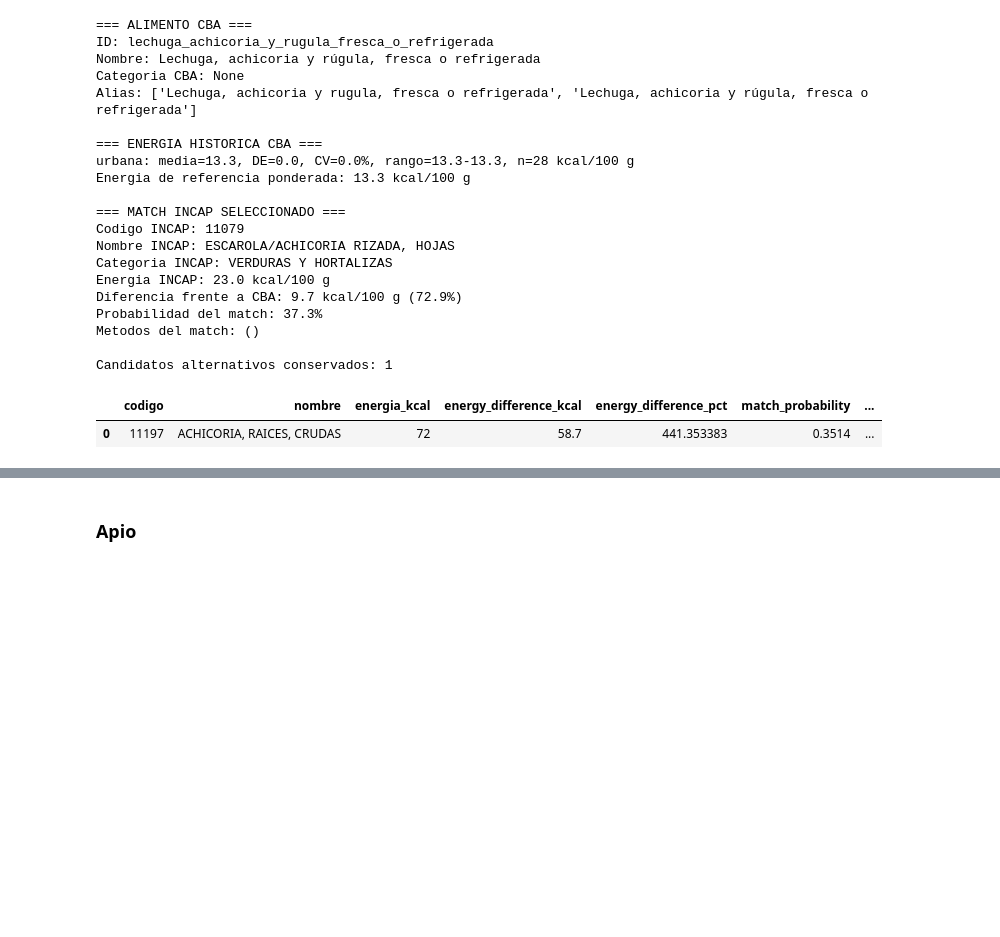
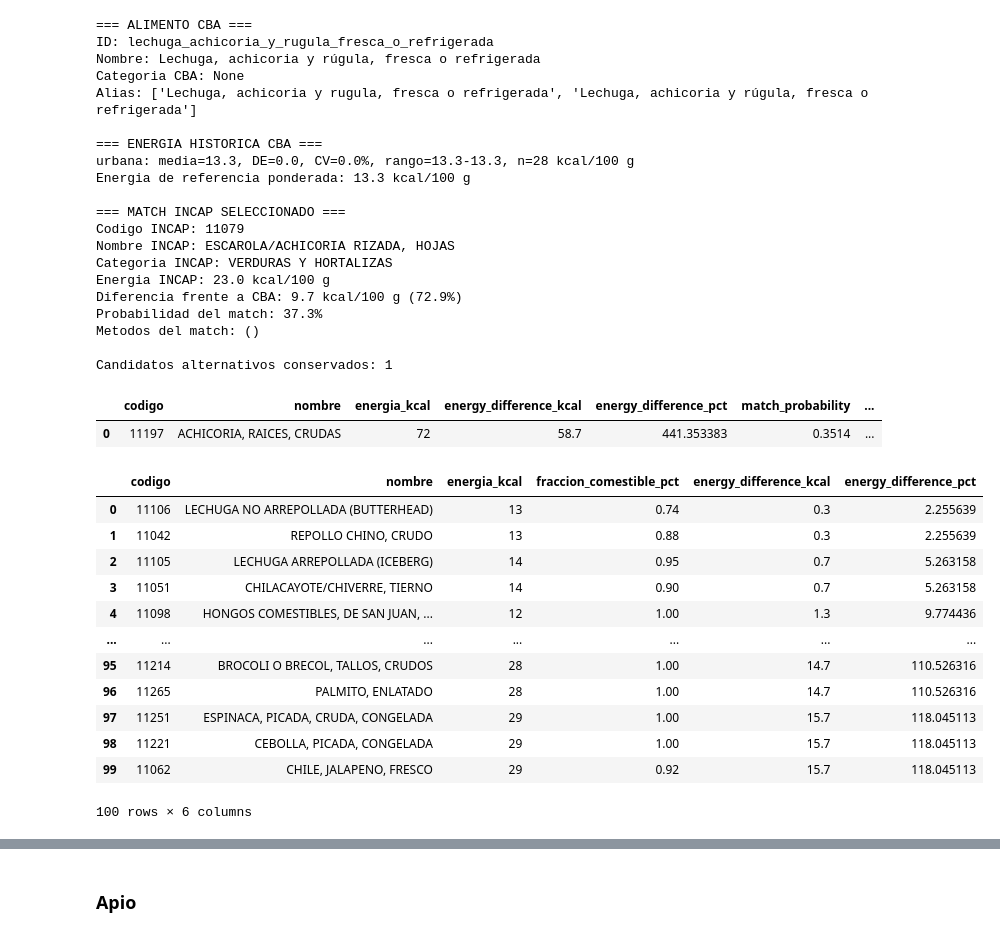
Before and after one commit to ordev-gt/canasta-inteligente-gt, a Jupyter notebook: notebooks/cba_pipeline.ipynb, the cells around one changed output, grey strips where cells are left out. Drawn from its saved outputs; the diff is of its cells as text; code cells hidden in the pictures; blank space fills up the shorter version.

```diff
--- a/notebooks/cba_pipeline.ipynb
+++ b/notebooks/cba_pipeline.ipynb
@@ -5835,3 +5757,35 @@ Metodos del match: ()
 Candidatos alternativos conservados: 1
 |  | codigo | nombre | energia_kcal | energy_difference_kcal | energy_difference_pct | match_probability | ... |
 | 0 | 11197 | ACHICORIA, RAICES, CRUDAS | 72 | 58.7 | 441.353383 | 0.3514 | ... |
+# %%
+incap_enricher = INCAPNutritionEnricher(loader)
+food = catalog.get('lechuga_achicoria_y_rugula_fresca_o_refrigerada')
+energy_reference = INCAPNutritionEnricher._energy_reference(food)
+lechuga_candidates = incap_enricher.search_food_candidates(
+    category=11,
+    name='lechuga romana',
+    min_probability=0.10,
+    top_n=100,
+    energy_per_100g=energy_reference,
+    energy_tolerance=40,
+    require_match_methods=False,
+)
+
+lechuga_candidates[[
+    'codigo', 'nombre', 'energia_kcal', 'fraccion_comestible_pct',
+    'energy_difference_kcal', 'energy_difference_pct',
+]]
+# %% [output]
+|  | codigo | nombre | energia_kcal | fraccion_comestible_pct | energy_difference_kcal | energy_difference_pct |
+| 0 | 11106 | LECHUGA NO ARREPOLLADA (BUTTERHEAD) | 13 | 0.74 | 0.3 | 2.255639 |
+| 1 | 11042 | REPOLLO CHINO, CRUDO | 13 | 0.88 | 0.3 | 2.255639 |
+| 2 | 11105 | LECHUGA ARREPOLLADA (ICEBERG) | 14 | 0.95 | 0.7 | 5.263158 |
+| 3 | 11051 | CHILACAYOTE/CHIVERRE, TIERNO | 14 | 0.90 | 0.7 | 5.263158 |
+| 4 | 11098 | HONGOS COMESTIBLES, DE SAN JUAN, ... | 12 | 1.00 | 1.3 | 9.774436 |
+| ... | ... | ... | ... | ... | ... | ... |
+| 95 | 11214 | BROCOLI O BRECOL, TALLOS, CRUDOS | 28 | 1.00 | 14.7 | 110.526316 |
+| 96 | 11265 | PALMITO, ENLATADO | 28 | 1.00 | 14.7 | 110.526316 |
+| 97 | 11251 | ESPINACA, PICADA, CRUDA, CONGELADA | 29 | 1.00 | 15.7 | 118.045113 |
+| 98 | 11221 | CEBOLLA, PICADA, CONGELADA | 29 | 1.00 | 15.7 | 118.045113 |
+| 99 | 11062 | CHILE, JALAPENO, FRESCO | 29 | 0.92 | 15.7 | 118.045113 |
+100 rows × 6 columns
```
Also changed, not shown: parts of 83 cells of this notebook, 16 other files.
